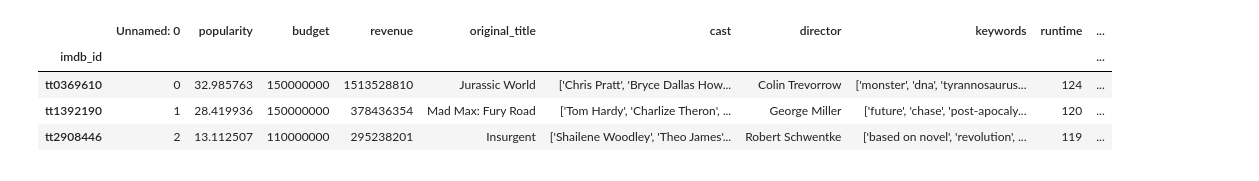
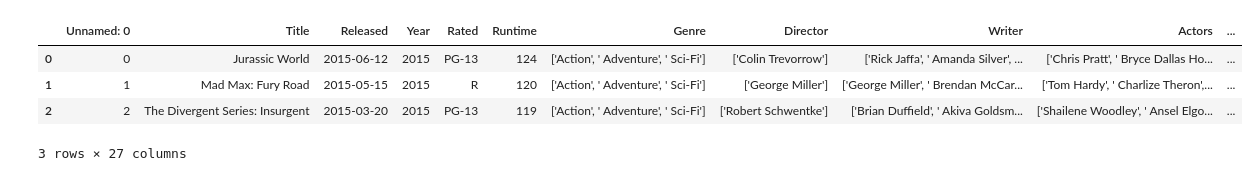
Before and after one commit to PurnimaPathak44/Project-1, a Jupyter notebook: Main Movie Folder/movie_main.ipynb, the cells around one changed output. Saved outputs shown, nothing was run; the diff lists cells and outputs as text; code cells hidden in the pictures.

Commit message:
added the all_movie_data.csv and added a regression function to the code

```diff
--- a/Main Movie Folder/movie_main.ipynb
+++ b/Main Movie Folder/movie_main.ipynb
@@ -11,14 +11,13 @@ from scipy.stats import linregress
 url = f"http://www.omdbapi.com/?apikey={api_key}&t="
 # %%
 # Read saved data
-movie_data_df = pd.read_csv("../Resources/clean_movies_data.csv", index_col="imdb_id")
-awards_df = pd.read_csv("../Resources/awarded_movies.csv")
+movie_data_df = pd.read_csv("../Resources/all_movie_data_clean_df.csv")
 
 # Display sample data
 movie_data_df.head(3)
 # %% [output]
-|  | Unnamed: 0 | popularity | budget | revenue | original_title | cast | director | keywords | runtime | ... |
-| imdb_id |  |  |  |  |  |  |  |  |  | ... |
-| tt0369610 | 0 | 32.985763 | 150000000 | 1513528810 | Jurassic World | ['Chris Pratt', 'Bryce Dallas How... | Colin Trevorrow | ['monster', 'dna', 'tyrannosaurus... | 124 | ... |
-| tt1392190 | 1 | 28.419936 | 150000000 | 378436354 | Mad Max: Fury Road | ['Tom Hardy', 'Charlize Theron', ... | George Miller | ['future', 'chase', 'post-apocaly... | 120 | ... |
-| tt2908446 | 2 | 13.112507 | 110000000 | 295238201 | Insurgent | ['Shailene Woodley', 'Theo James'... | Robert Schwentke | ['based on novel', 'revolution', ... | 119 | ... |
+|  | Unnamed: 0 | Title | Released | Year | Rated | Runtime | Genre | Director | Writer | Actors | ... |
+| 0 | 0 | Jurassic World | 2015-06-12 | 2015 | PG-13 | 124 | ['Action', ' Adventure', ' Sci-Fi'] | ['Colin Trevorrow'] | ['Rick Jaffa', ' Amanda Silver', ... | ['Chris Pratt', ' Bryce Dallas Ho... | ... |
+| 1 | 1 | Mad Max: Fury Road | 2015-05-15 | 2015 | R | 120 | ['Action', ' Adventure', ' Sci-Fi'] | ['George Miller'] | ['George Miller', ' Brendan McCar... | ['Tom Hardy', ' Charlize Theron',... | ... |
+| 2 | 2 | The Divergent Series: Insurgent | 2015-03-20 | 2015 | PG-13 | 119 | ['Action', ' Adventure', ' Sci-Fi'] | ['Robert Schwentke'] | ['Brian Duffield', ' Akiva Goldsm... | ['Shailene Woodley', ' Ansel Elgo... | ... |
+3 rows × 27 columns
```
Also changed, not shown: parts of 2 cells of this notebook, 1 other file.
